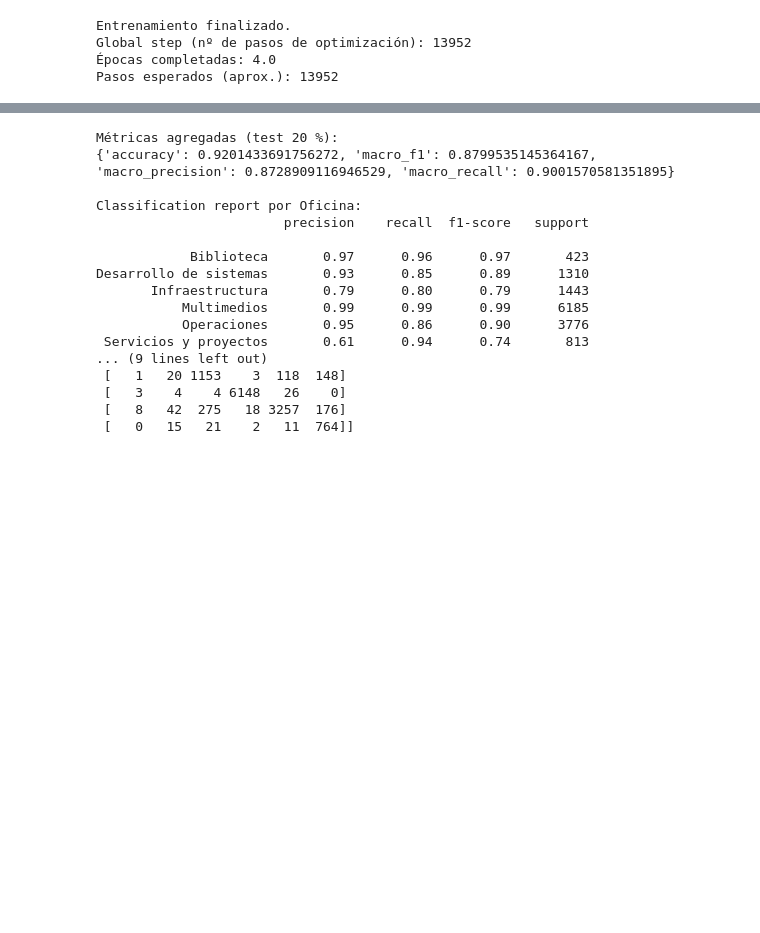
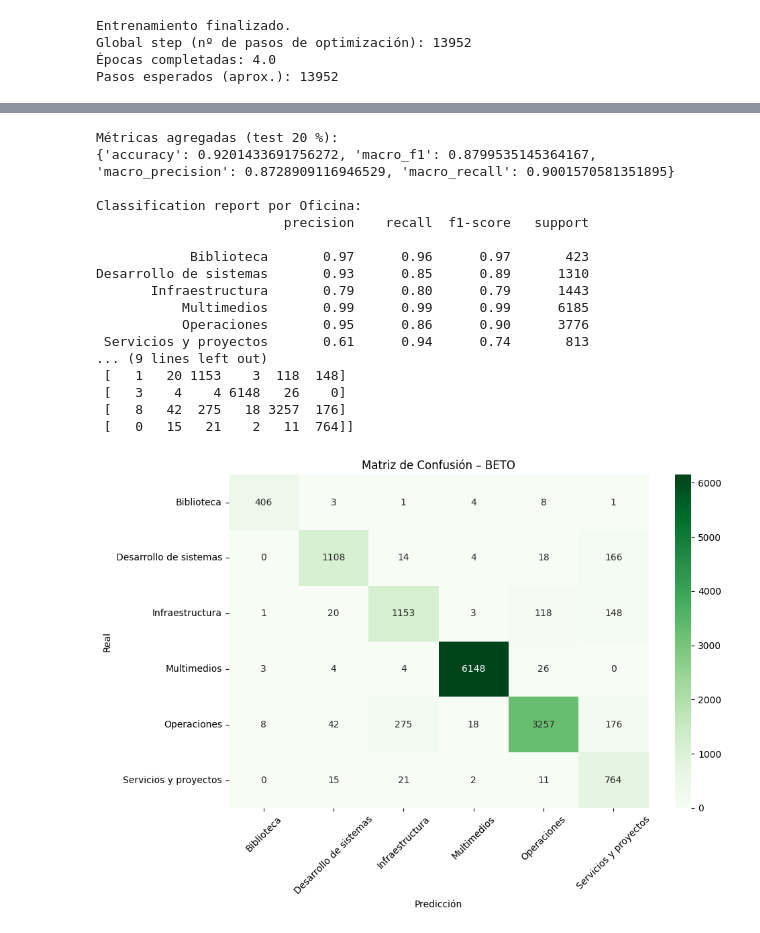
Before and after one commit to jeramirez169/DataScience_SGS_Classification, a Jupyter notebook: models/03_BETO_model.ipynb, the cells around one changed output, grey strips where cells are left out. Drawn from its saved outputs; the diff is of its cells as text; code cells hidden in the pictures; blank space fills up the shorter version.

```diff
--- a/models/03_BETO_model.ipynb
+++ b/models/03_BETO_model.ipynb
@@ -392,6 +392,10 @@ Pasos esperados (aprox.): 13952
 # %%
 from transformers import Trainer
 from sklearn.metrics import classification_report, confusion_matrix
+import numpy as np
+from sklearn.metrics import confusion_matrix
+import matplotlib.pyplot as plt
+import seaborn as sns
 import numpy as np
 
 # Trainer estándar solo para evaluación (no entrena, solo predice)
@@ -409,32 +413,47 @@ y_true = predictions.label_ids
 
 print("Métricas agregadas (test 20 %):")
 print(compute_metrics((predictions.predictions, y_true)))
 
 print("\nClassification report por Oficina:")
 print(classification_report(
     y_true, y_pred,
     target_names=le.classes_,
     zero_division=0
 ))
 
-print("\nMatriz de confusión:")
-print(confusion_matrix(y_true, y_pred))
+# Etiquetas con nombres de oficinas
+labels = le.classes_
+
+# Matriz de confusión BETO
+cm_beto = confusion_matrix(y_true, y_pred)
+
+plt.figure(figsize=(10,7))
+sns.heatmap(cm_beto, annot=True, fmt="d", cmap="Greens",
+            xticklabels=labels, yticklabels=labels)
+plt.title("Matriz de Confusión – BETO")
+plt.xlabel("Predicción")
+plt.ylabel("Real")
+plt.xticks(rotation=45)
+plt.yticks(rotation=0)
+plt.tight_layout()
+plt.show()
 # %% [output]
 [interactive output not drawn]
 Métricas agregadas (test 20 %):
 {'accuracy': 0.9201433691756272, 'macro_f1': 0.8799535145364167, 'macro_precision': 0.8728909116946529, 'macro_recall': 0.9001570581351895}
 
 Classification report por Oficina:
                         precision    recall  f1-score   support
 
             Biblioteca       0.97      0.96      0.97       423
 Desarrollo de sistemas       0.93      0.85      0.89      1310
        Infraestructura       0.79      0.80      0.79      1443
            Multimedios       0.99      0.99      0.99      6185
            Operaciones       0.95      0.86      0.90      3776
  Servicios y proyectos       0.61      0.94      0.74       813
 ... (9 lines left out)
  [   1   20 1153    3  118  148]
  [   3    4    4 6148   26    0]
  [   8   42  275   18 3257  176]
  [   0   15   21    2   11  764]]
+[figure, added]
```
